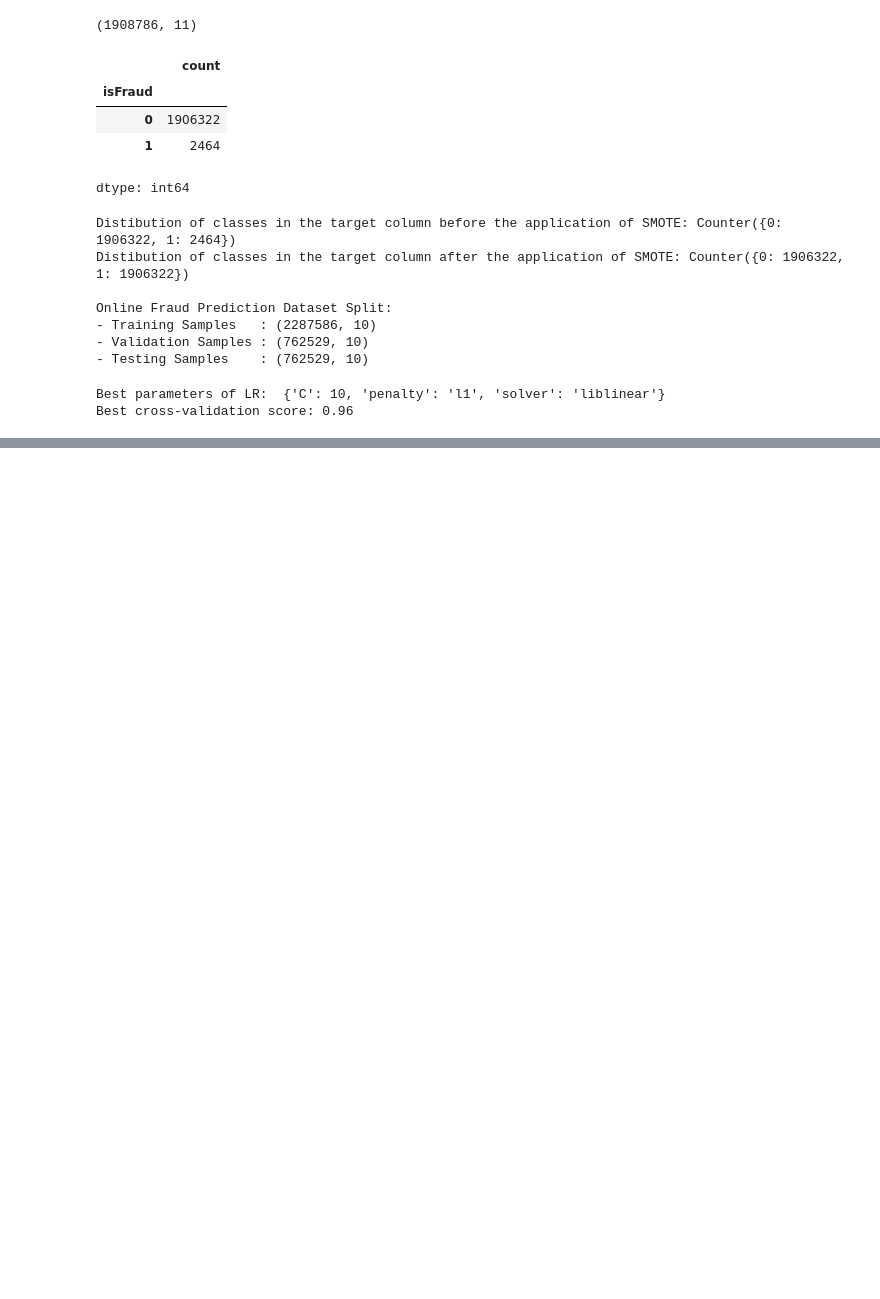
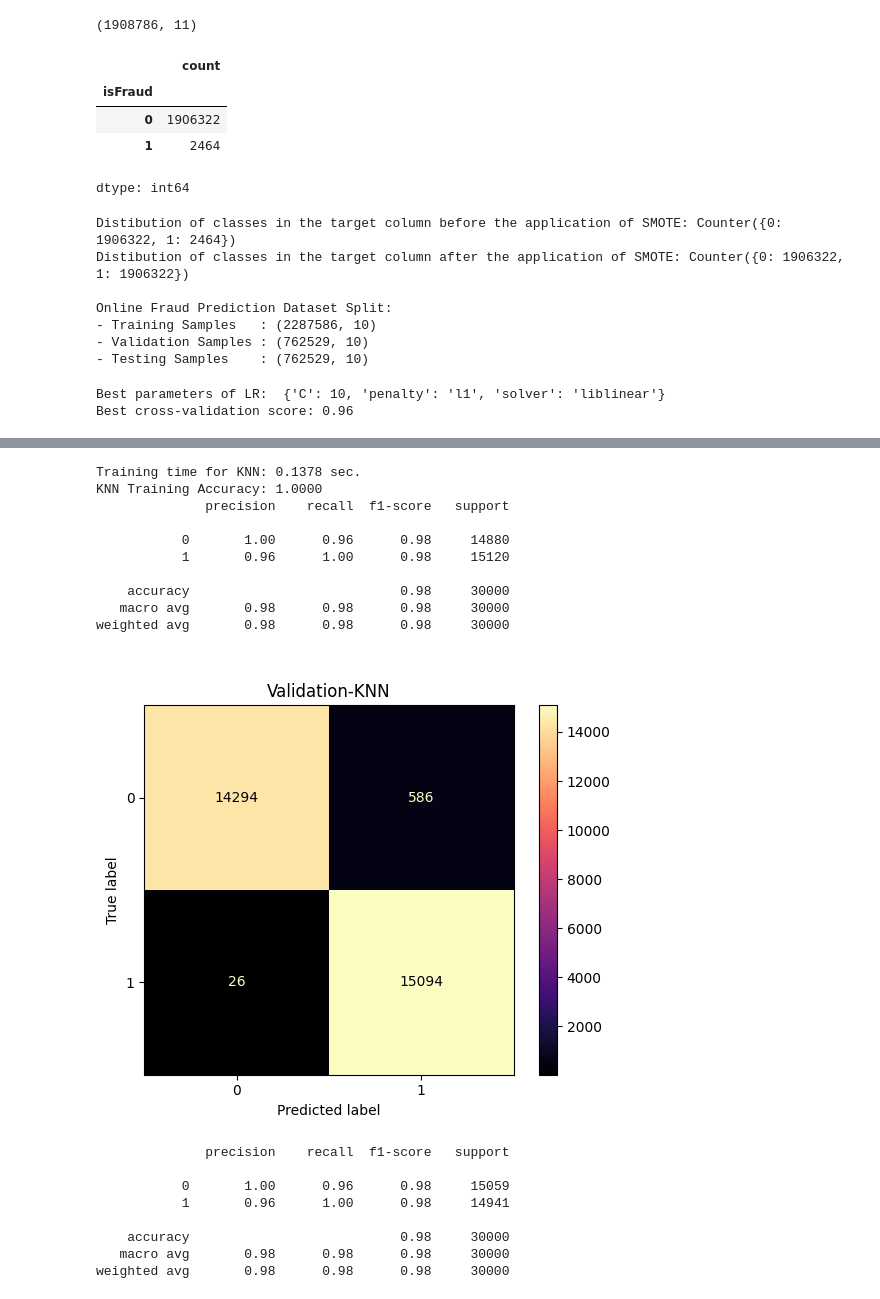
Before and after one commit to shashank02468/Performance-analysis-of-SMOTE-and-SMOTE-ENN-for-online-fraud-prediction, a Jupyter notebook: Fraud_Detection_final_code.ipynb, the cells around one changed output, grey strips where cells are left out. Cells and saved outputs as stored; diff of their text form; code cells hidden in the pictures; blank space fills up the shorter version.

```diff
--- a/Fraud_Detection_final_code.ipynb
+++ b/Fraud_Detection_final_code.ipynb
@@ -573,0 +574,12 @@ weighted avg       0.99      0.99      0.99    762529
+# %%
+knn_model = KNeighborsClassifier()
+
+param_grid = {'n_neighbors': [5, 7],
+              'weights': ['uniform', 'distance'],
+              'algorithm': ['ball_tree', 'kd_tree']}
+
+knn_grid_search = GridSearchCV(knn_model, param_grid, cv=2, scoring='accuracy')
+knn_grid_search.fit(X_train_sub, y_train_sub)
+knn_bst_param = knn_grid_search.best_params_
+print("Best parameters of KNN: ", knn_bst_param)
+print("Best cross-validation score: {:.2f}".format(knn_grid_search.best_score_))
@@ -573,0 +589,5 @@ weighted avg       0.99      0.99      0.99    762529
+# %%
+X_val_sub = X_val.sample(n=30000, random_state=2)
+y_val_sub = y_val.loc[X_val_sub.index]
+X_test_sub = X_test.sample(n=30000, random_state=2)
+y_test_sub = y_test.loc[X_test_sub.index]
@@ -573,0 +602,45 @@ weighted avg       0.99      0.99      0.99    762529
+# %%
+time_start = time.time()
+best_knn_model = KNeighborsClassifier(**knn_bst_param)
+best_knn_model.fit(X_train_sub, y_train_sub)
+time_end = time.time()
+time_train = time_end - time_start
+print(f"\nTraining time for KNN: {time_train:.4f} sec.")
+accuracy_train = best_knn_model.score(X_train_sub, y_train_sub)
+print(f"KNN Training Accuracy: {accuracy_train:.4f}")
+
+#------ Predicting on the validation samples
+y_pred_val = best_knn_model.predict(X_val_sub)
+print(classification_report(y_val_sub, y_pred_val))
+cm_val = confusion_matrix(y_val_sub, y_pred_val)
+ConfusionMatrixDisplay(confusion_matrix=cm_val, display_labels=[0, 1]).plot(cmap='magma')
+plt.title('\nValidation-KNN')
+plt.show()
+
+#------ Predicting on the testing samples
+y_pred_test = best_knn_model.predict(X_test_sub)
+print(classification_report(y_test_sub, y_pred_test))
+cm_test = confusion_matrix(y_test_sub, y_pred_test)
+ConfusionMatrixDisplay(confusion_matrix=cm_test, display_labels=[0, 1]).plot(cmap='magma')
+plt.title('\nTesting-KNN')
+plt.show()
+# %% [output]
+Training time for KNN: 0.1378 sec.
+KNN Training Accuracy: 1.0000
+              precision    recall  f1-score   support
+
+           0       1.00      0.96      0.98     14880
+           1       0.96      1.00      0.98     15120
+
+    accuracy                           0.98     30000
+   macro avg       0.98      0.98      0.98     30000
+weighted avg       0.98      0.98      0.98     30000
+[figure, added]
+              precision    recall  f1-score   support
+
+           0       1.00      0.96      0.98     15059
+           1       0.96      1.00      0.98     14941
+
+    accuracy                           0.98     30000
+   macro avg       0.98      0.98      0.98     30000
+weighted avg       0.98      0.98      0.98     30000
```
Also changed, not shown: parts of 9 cells of this notebook.
